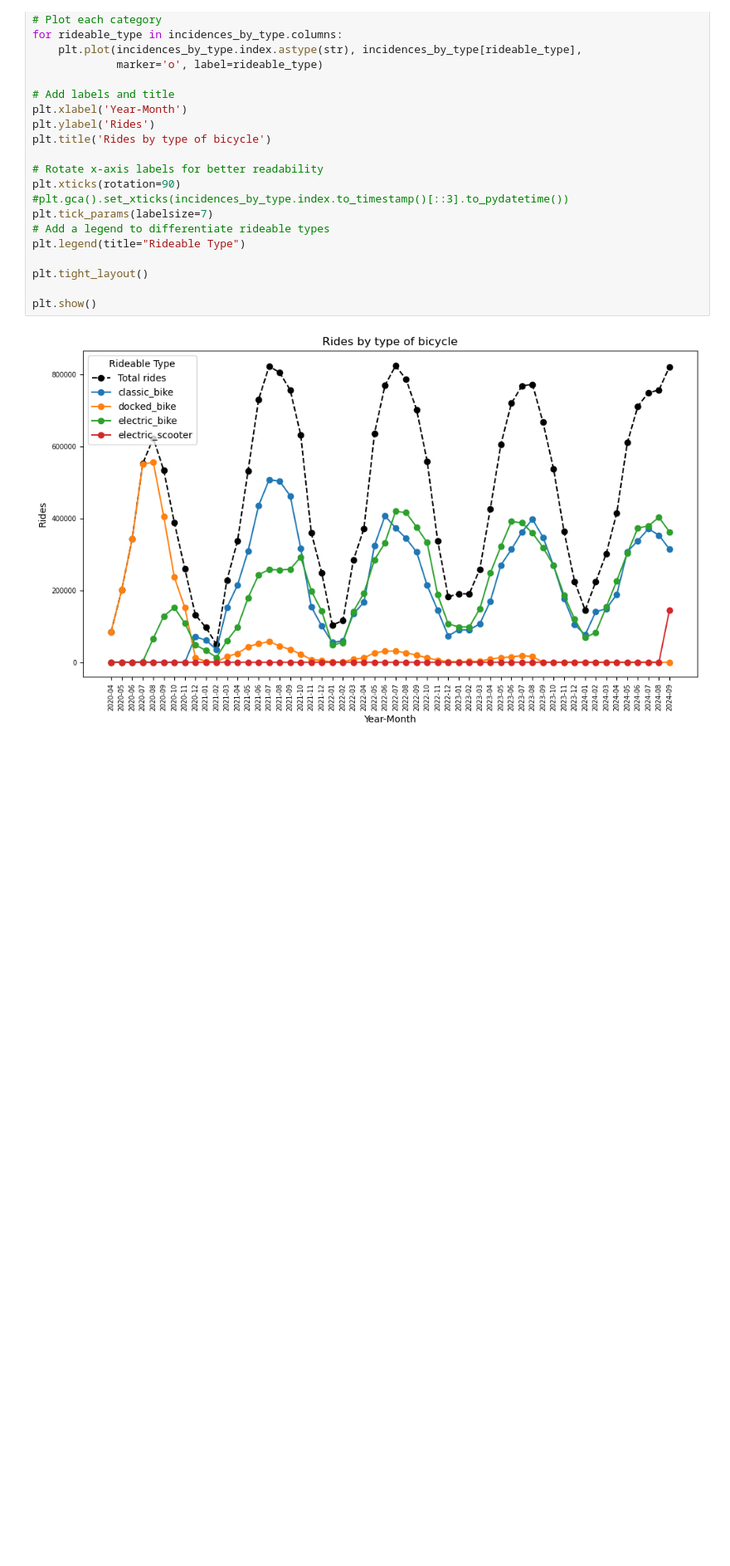
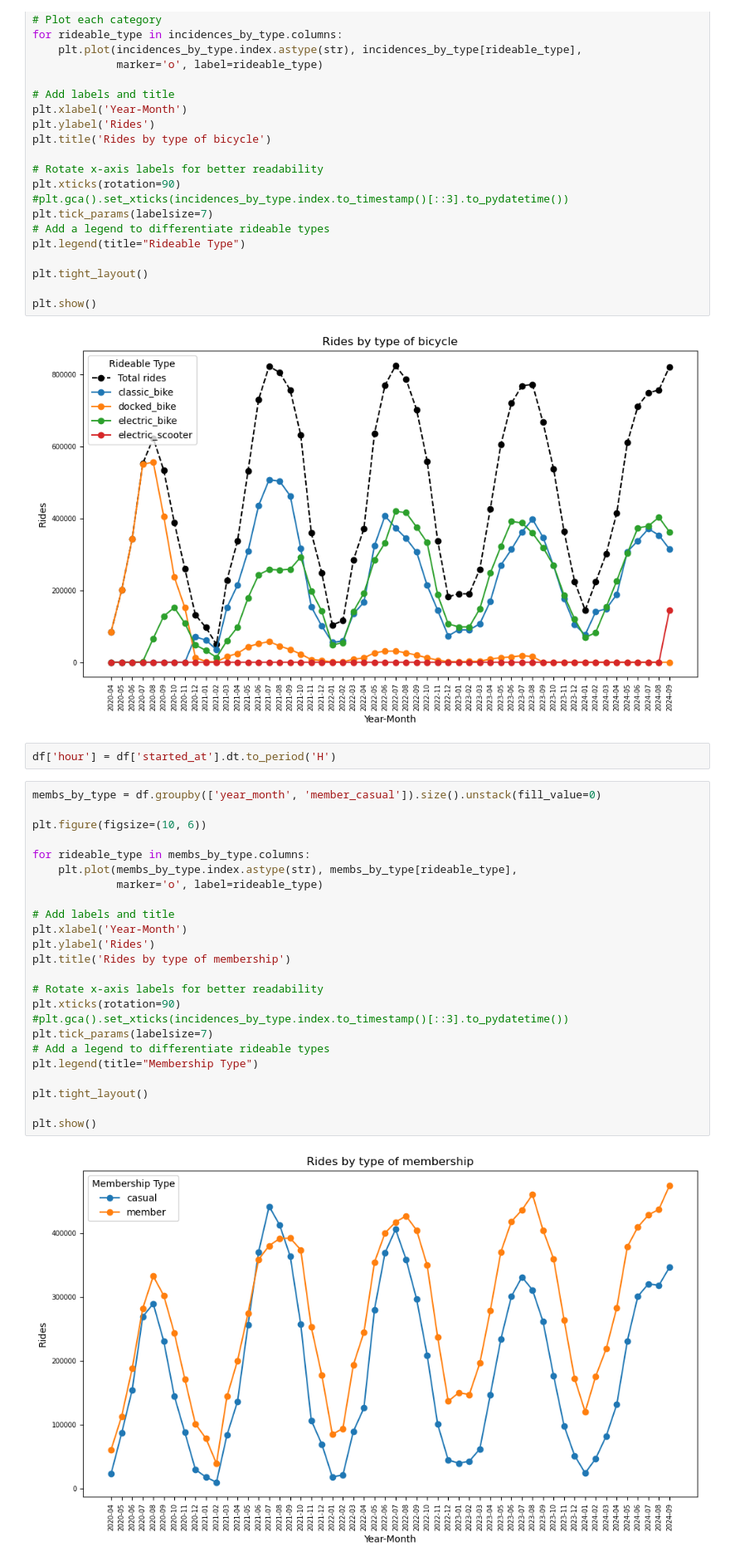
Before and after one commit to Jetty2307/Chicago-BikeSharing, a Jupyter notebook: Chicago_bikes_main.ipynb, the cells around one changed output. Shown at 83% size. Drawn from its saved outputs; the diff is of its cells as text; blank space fills up the shorter version.

```diff
--- a/Chicago_bikes_main.ipynb
+++ b/Chicago_bikes_main.ipynb
@@ -153,3 +154,31 @@ plt.tight_layout()
 plt.show()
 # %% [output]
 [figure]
+# %%
+df['hour'] = df['started_at'].dt.to_period('H')
+# %%
+membs_by_type = df.groupby(['year_month', 'member_casual']).size().unstack(fill_value=0)
+
+plt.figure(figsize=(10, 6))
+
+for rideable_type in membs_by_type.columns:
+    plt.plot(membs_by_type.index.astype(str), membs_by_type[rideable_type],
+             marker='o', label=rideable_type)
+
+# Add labels and title
+plt.xlabel('Year-Month')
+plt.ylabel('Rides')
+plt.title('Rides by type of membership')
+
+# Rotate x-axis labels for better readability
+plt.xticks(rotation=90)
+#plt.gca().set_xticks(incidences_by_type.index.to_timestamp()[::3].to_pydatetime())
+plt.tick_params(labelsize=7)
+# Add a legend to differentiate rideable types
+plt.legend(title="Membership Type")
+
+plt.tight_layout()
+
+plt.show()
+# %% [output]
+[figure, added]
```
Also changed, not shown: parts of 17 cells of this notebook.
